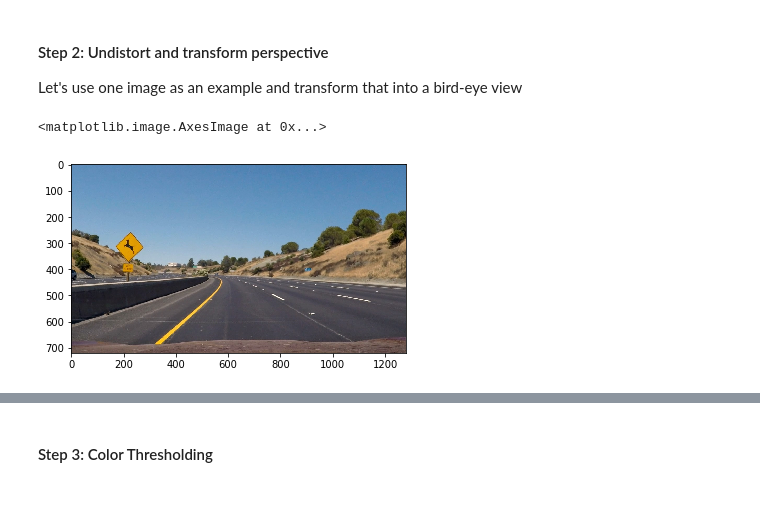
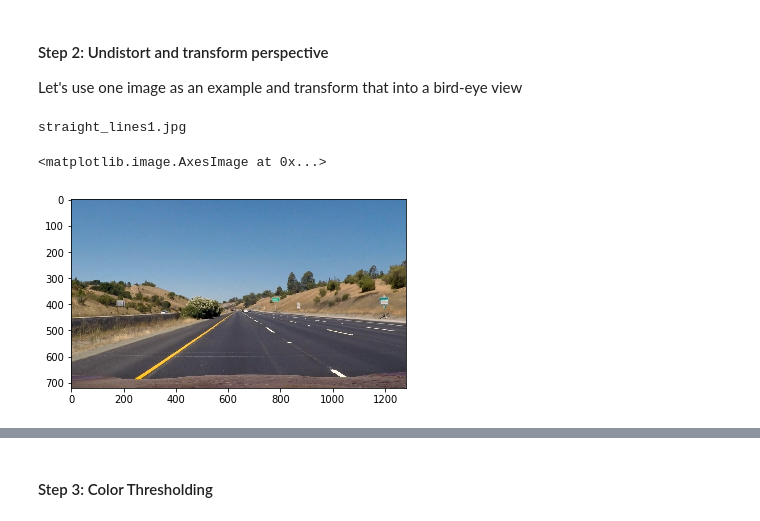
Before and after one commit to JieqingShi/CarND-Advanced-Lane-Lines, a Jupyter notebook: P2-Pipeline.ipynb, the cells around one changed output, grey strips where cells are left out. Saved outputs shown, nothing was run; the diff lists cells and outputs as text; code cells hidden in the pictures.

```diff
--- a/P2-Pipeline.ipynb
+++ b/P2-Pipeline.ipynb
@@ -42,13 +41,15 @@ Let's use one image as an example and transform that into a bird-eye view
 from pipeline import perspective_transform
 # %%
 fnames = os.listdir("test_images")
-idx = 0
+idx = 7
 fname = fnames[idx]
+print(fname)
 img = cv2.imread(os.path.join("test_images", fname))
 plt.imshow(cv2.cvtColor(img, cv2.COLOR_BGR2RGB))
 # %% [output]
-<matplotlib.image.AxesImage at 0x...>
+straight_lines1.jpg
+<matplotlib.image.AxesImage at 0x...>
-[figure, old version]
+[figure, new version]
 # %%
 # first load mtx and dist
 pickle_file = "camera_cal/dist_pickle.p"
```
Also changed, not shown: parts of 40 cells of this notebook, 1 other file.
